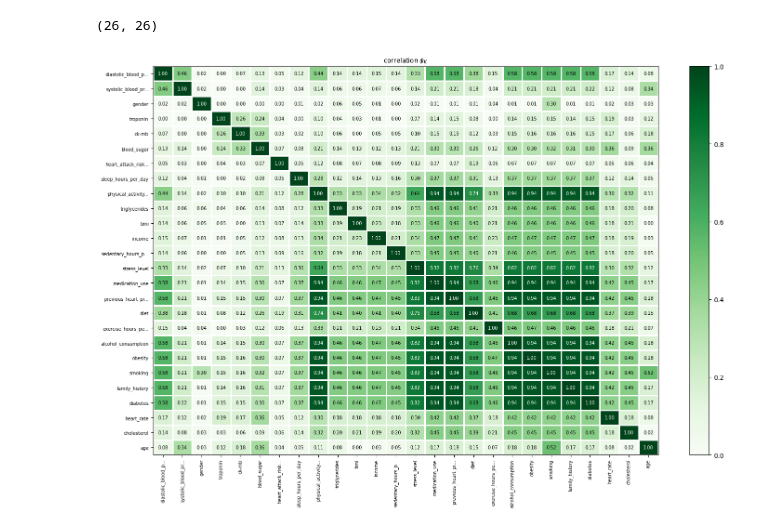
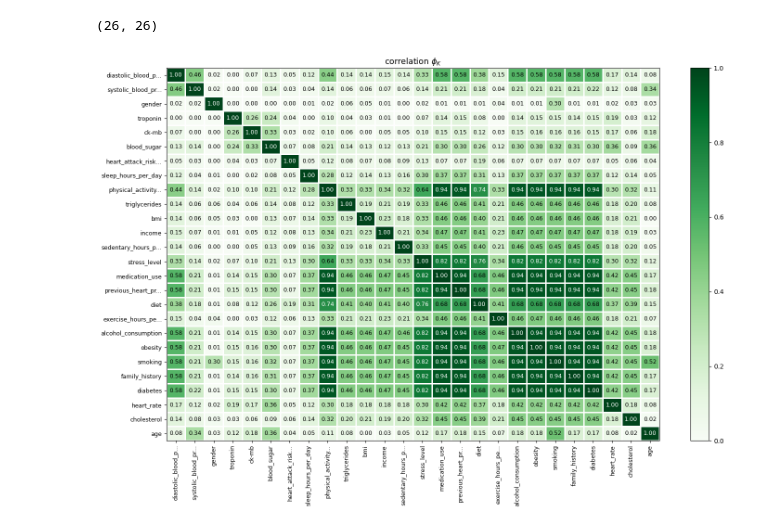
Before and after one commit to olga-tor/Heart_attack, a Jupyter notebook: Project_heart_atttack.ipynb, the cells around one changed output. Drawn from its saved outputs; the diff is of its cells as text; code cells hidden in the pictures.

```diff
--- a/Project_heart_atttack.ipynb
+++ b/Project_heart_atttack.ipynb
@@ -1024,12 +1045,12 @@ print(phik_overview.shape)
 # %%
 plot_correlation_matrix(
     phik_overview.values,
     x_labels=phik_overview.columns,
     y_labels=phik_overview.index,
     vmin=0, vmax=1, color_map='Greens',
     title=r'correlation $\phi_K$',
-    fontsize_factor=0.7,
+    fontsize_factor=0.9,
     figsize=(15, 10)
 )
 # %% [output]
-[figure, old version]
+[figure, new version]
```
Also changed, not shown: parts of 8 cells of this notebook.
